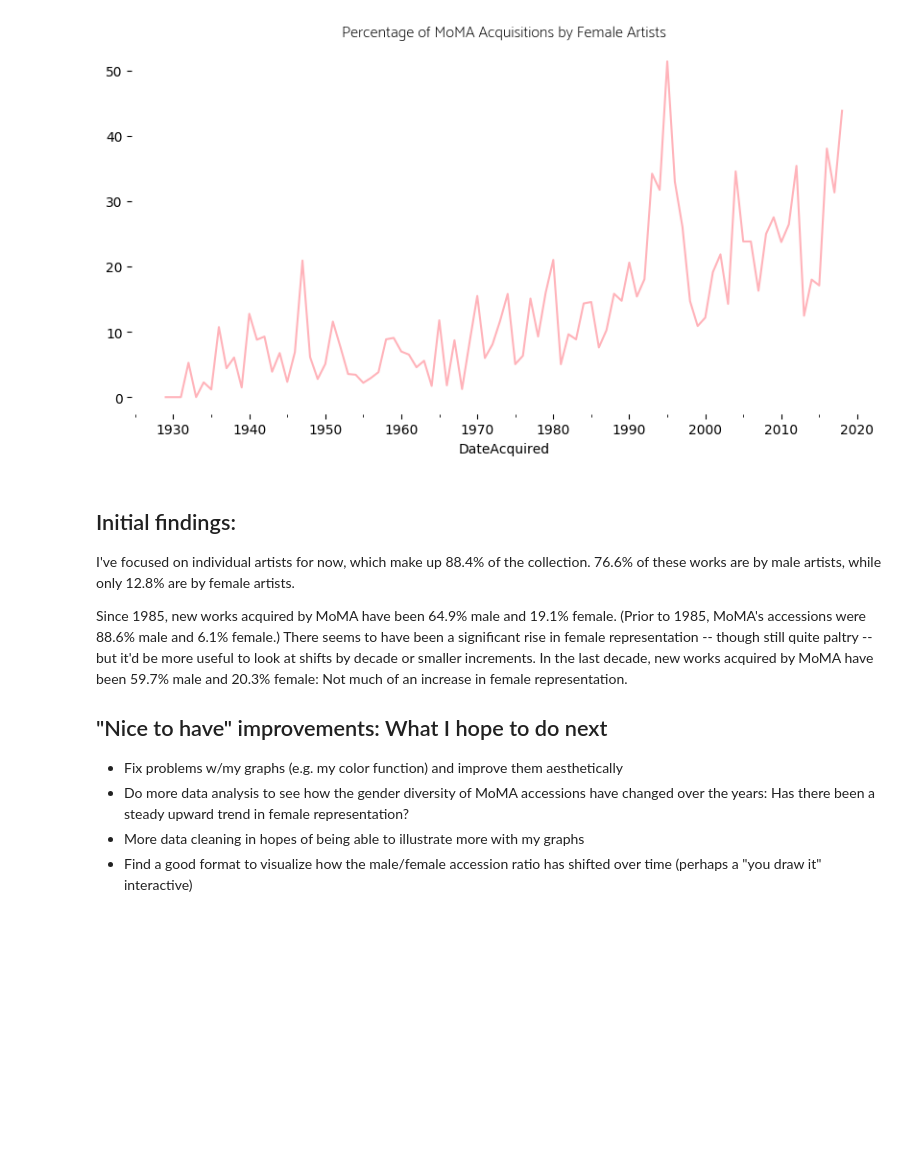
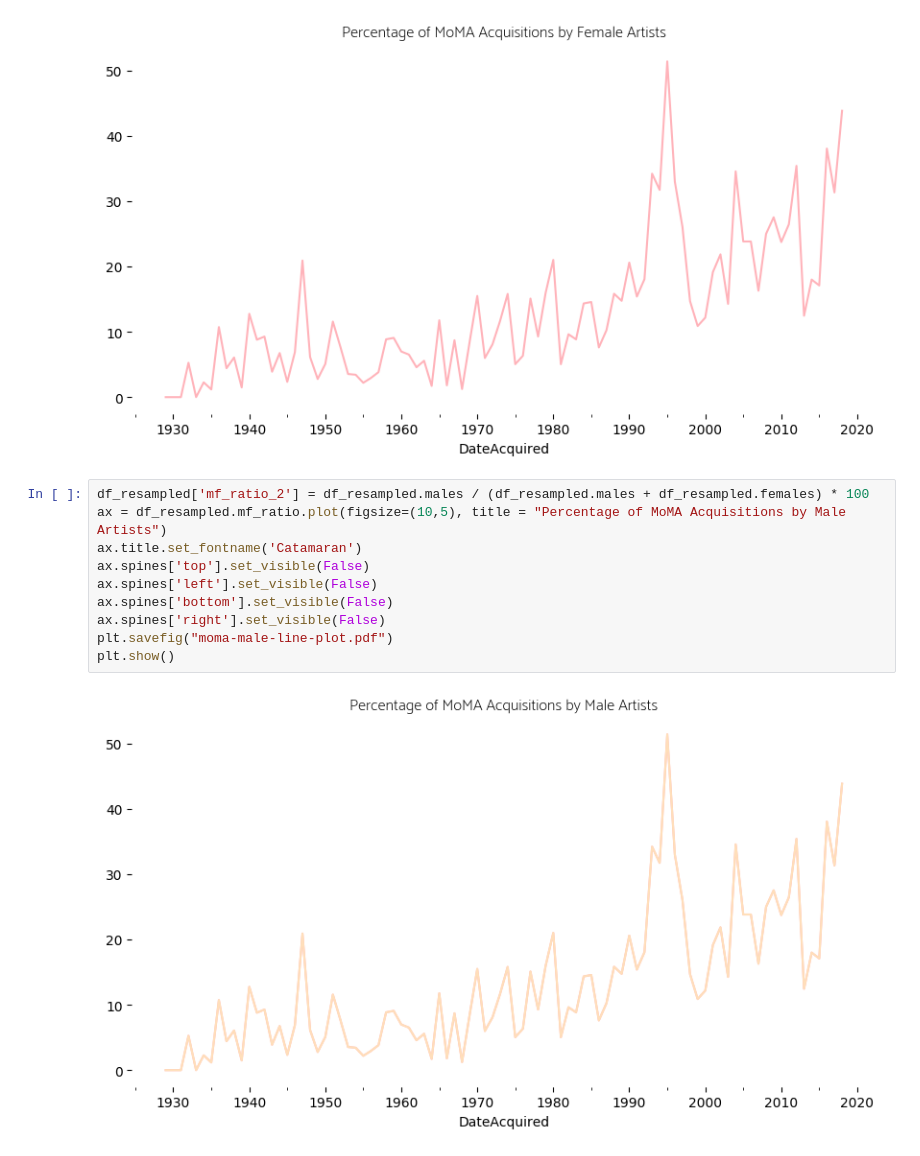
Before and after one commit to angelareplica/data-studio, a Jupyter notebook: code/01-moma-artists/Moma-collection-analysis-part2.ipynb, the cells around one changed output. Saved outputs shown, nothing was run; the diff lists cells and outputs as text; blank space fills up the shorter version.

```diff
--- a/code/01-moma-artists/Moma-collection-analysis-2.ipynb
+++ b/code/01-moma-artists/Moma-collection-analysis-part2.ipynb
@@ -704,13 +705,15 @@ ax.spines['right'].set_visible(False)
 plt.savefig("moma-female-line-plot.pdf")
 # %% [output]
 [figure]
-# %% [markdown]
-## Initial findings:
-I've focused on individual artists for now, which make up 88.4% of the collection. 76.6% of these works are by male artists, while only 12.8% are by female artists.
-
-Since 1985, new works acquired by MoMA have been 64.9% male and 19.1% female. (Prior to 1985, MoMA's accessions were 88.6% male and 6.1% female.) There seems to have been a significant rise in female representation -- though still quite paltry -- but it'd be more useful to look at shifts by decade or smaller increments. In the last decade, new works acquired by MoMA have been 59.7% male and 20.3% female: Not much of an increase in female representation.
-## "Nice to have" improvements: What I hope to do next
-* Fix problems w/my graphs (e.g. my color function) and improve them aesthetically
-* Do more data analysis to see how the gender diversity of MoMA accessions have changed over the years: Has there been a steady upward trend in female representation?
-* More data cleaning in hopes of being able to illustrate more with my graphs
-* Find a good format to visualize how the male/female accession ratio has shifted over time (perhaps a "you draw it" interactive)
+# %%
+df_resampled['mf_ratio_2'] = df_resampled.males / (df_resampled.males + df_resampled.females) * 100
+ax = df_resampled.mf_ratio.plot(figsize=(10,5), title = "Percentage of MoMA Acquisitions by Male Artists")
+ax.title.set_fontname('Catamaran')
+ax.spines['top'].set_visible(False)
+ax.spines['left'].set_visible(False)
+ax.spines['bottom'].set_visible(False)
+ax.spines['right'].set_visible(False)
+plt.savefig("moma-male-line-plot.pdf")
+plt.show()
+# %% [output]
+[figure, added]
```
Also changed, not shown: parts of 11 cells of this notebook, 2 other files.
